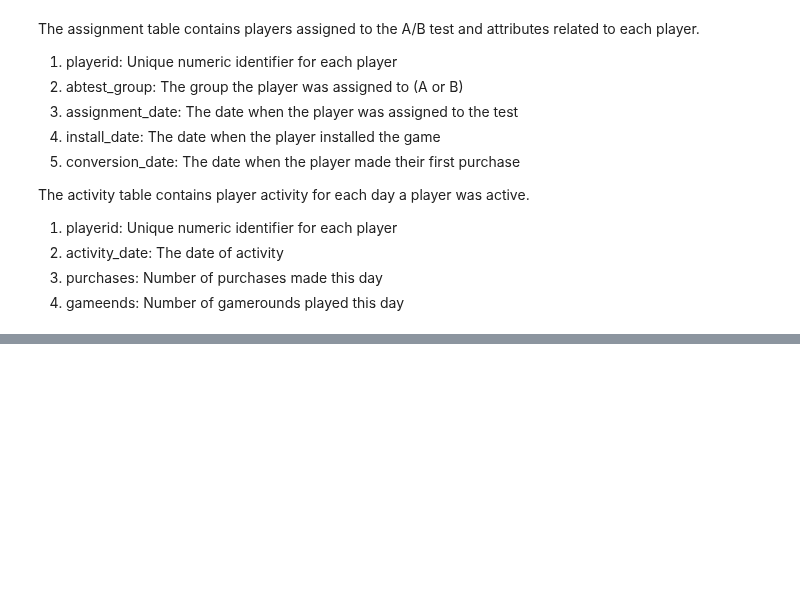
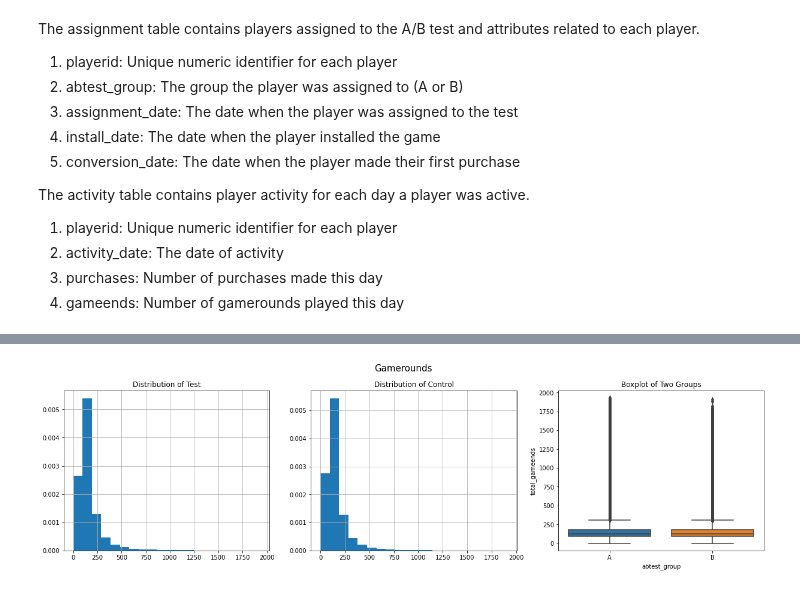
Before and after one commit to rmarinplana/personalProjects, a Jupyter notebook: EDA/gaming_analysis.ipynb, the cells around one changed output, grey strips where cells are left out. Drawn from its saved outputs; the diff is of its cells as text; code cells hidden in the pictures; blank space fills up the shorter version.

```diff
--- a/EDA/gaming_analysis.ipynb
+++ b/EDA/gaming_analysis.ipynb
@@ -232,0 +146,20 @@ plt.show
+# %%
+ # format date variables into datetime
+df[["assignment_date", "install_date", "conversion_date"]] = df[["assignment_date", "install_date",
+                                                                "conversion_date"]].apply(pd.to_datetime)
+# %%
+# create more meaningful and actionable variables form datetime variables
+df["days_since_installed"] = (df.assignment_date.max() - df.install_date).dt.days # time since a player installed the game in days
+df["days_to_convert"] = (df.conversion_date - df.install_date).dt.days # time it takes players to convert after installing the game in days
+# %%
+# create a player_type variable that segments players by days_since_installed
+conditions = [
+    (df.days_since_installed <= 19),
+    (df.days_since_installed > 19) & (df.days_since_installed <= 90),
+    (df.days_since_installed > 90)]
+values = ["newbie", "experienced", "OG"]
+df["player_type"] = np.select(conditions, values)
+# %%
+# split control and test results
+control_results = df[df["abtest_group"]=="A"]
+test_results = df[df["abtest_group"]=="B"]
@@ -232,0 +332,14 @@ plt.show
+# %%
+fig, ax = plt.subplots(1, 3, figsize=(17, 5))
+control_results.hist("total_gameends", density=True, bins= 20, ax=ax[0])
+test_results.hist("total_gameends", density=True, bins= 20, ax=ax[1])
+sns.boxplot(x="abtest_group", y="total_gameends", data=df, ax=ax[2])
+
+fig.suptitle("Gamerounds", fontsize=15)
+ax[0].set_title("Distribution of Test", fontsize = 12)
+ax[1].set_title("Distribution of Control", fontsize = 12)
+ax[2].set_title("Boxplot of Two Groups", fontsize = 12)
+plt.tight_layout(pad = 1)
+plt.show()
+# %% [output]
+[figure, added]
```
Also changed, not shown: parts of 81 cells of this notebook.
